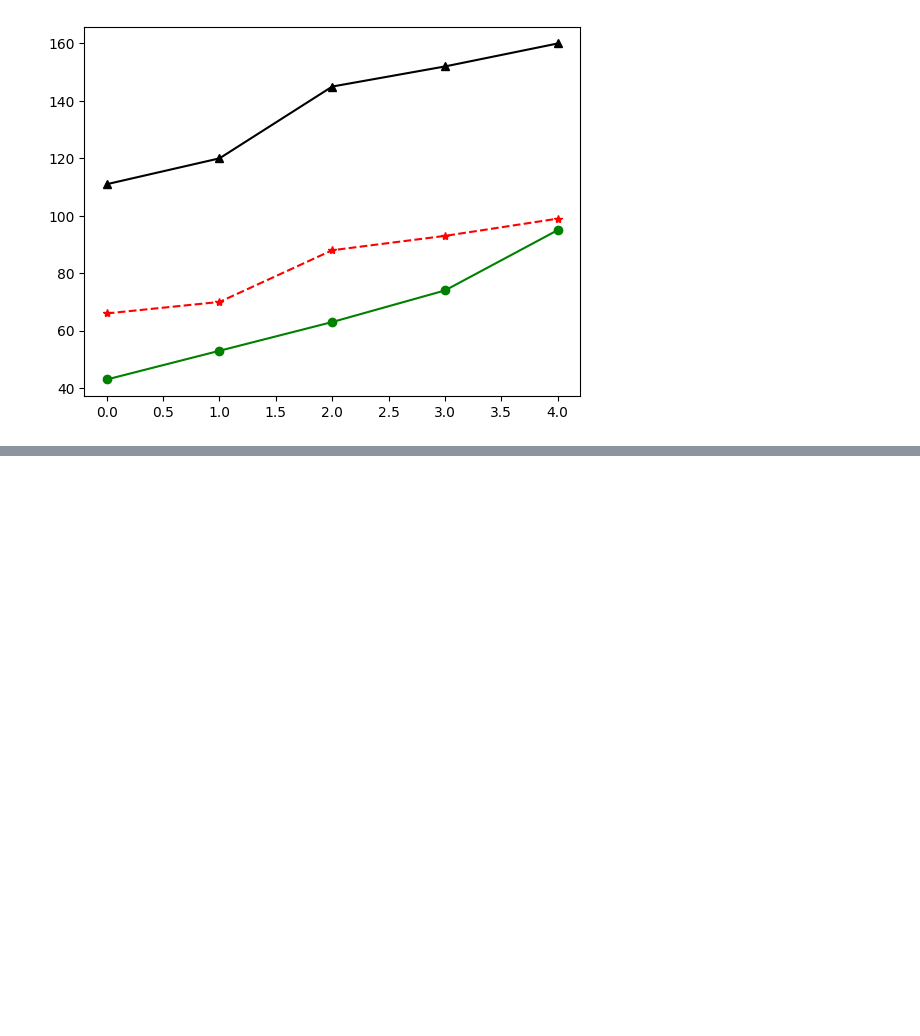
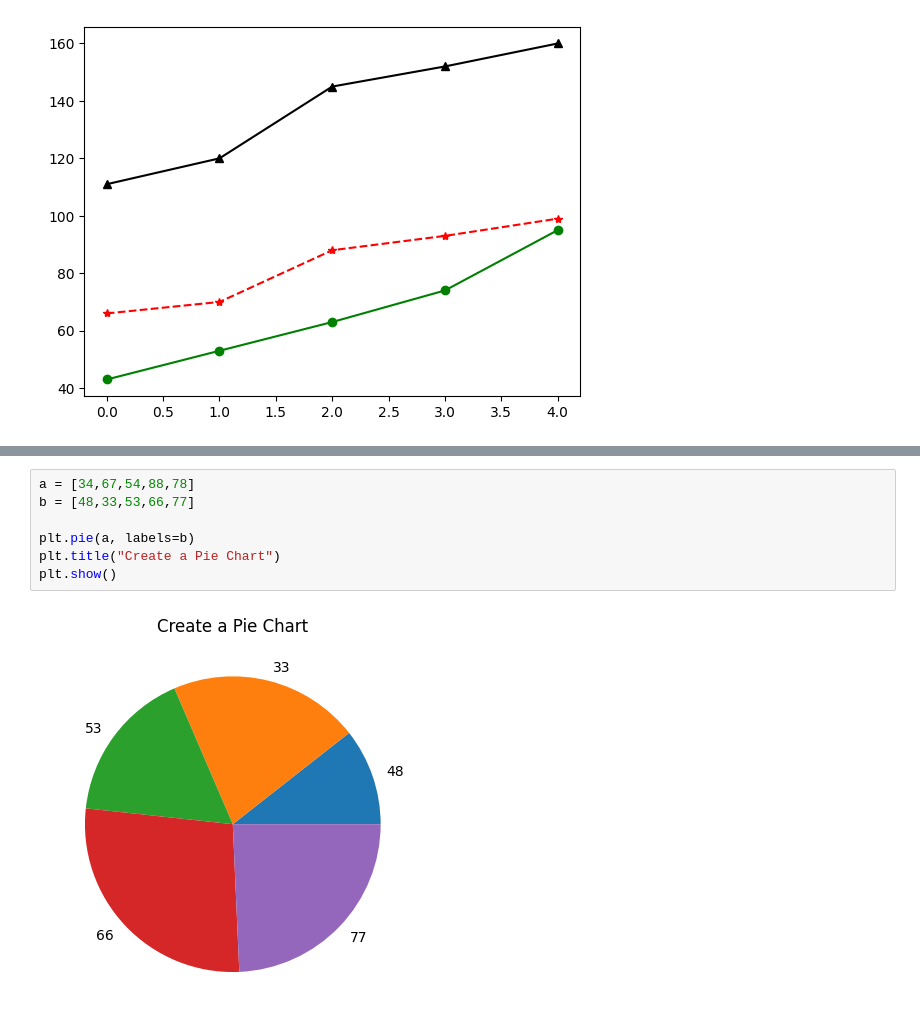
Before and after one commit to GulamAnsari12/Full-Python, a Jupyter notebook: Practice.ipynb, the cells around one changed output, grey strips where cells are left out. Saved outputs shown, nothing was run; the diff lists cells and outputs as text; blank space fills up the shorter version.

```diff
--- a/Practice.ipynb
+++ b/Practice.ipynb
@@ -489,0 +627,9 @@ plt.show()
+# %%
+a = [34,67,54,88,78]
+b = [48,33,53,66,77]
+
+plt.pie(a, labels=b)
+plt.title("Create a Pie Chart")
+plt.show()
+# %% [output]
+[figure, added]
```
Also changed, not shown: parts of 13 cells of this notebook, 2 other files.
